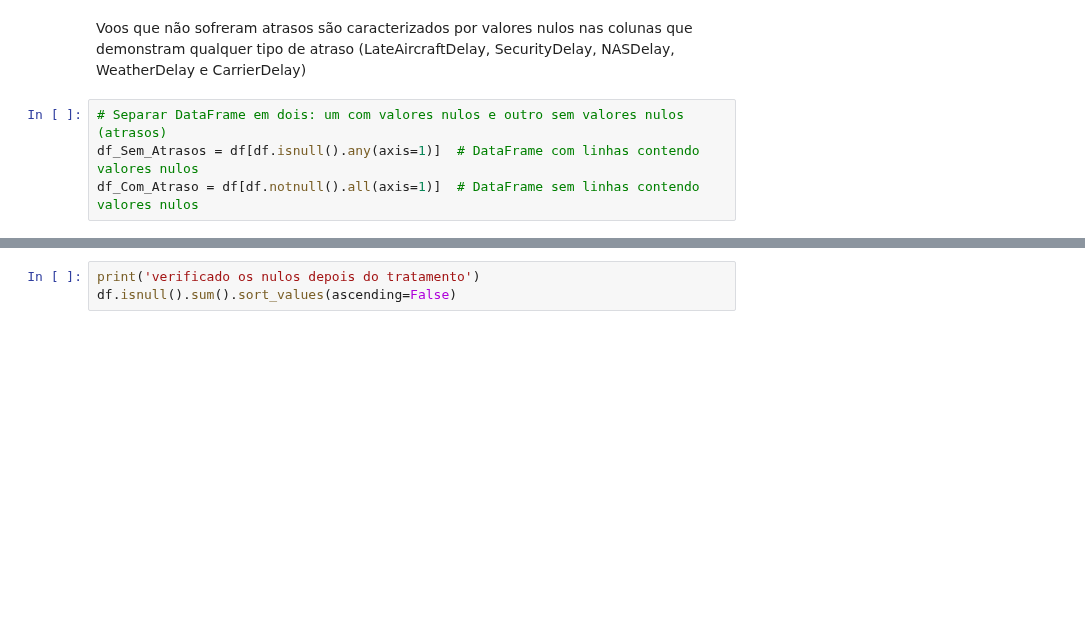
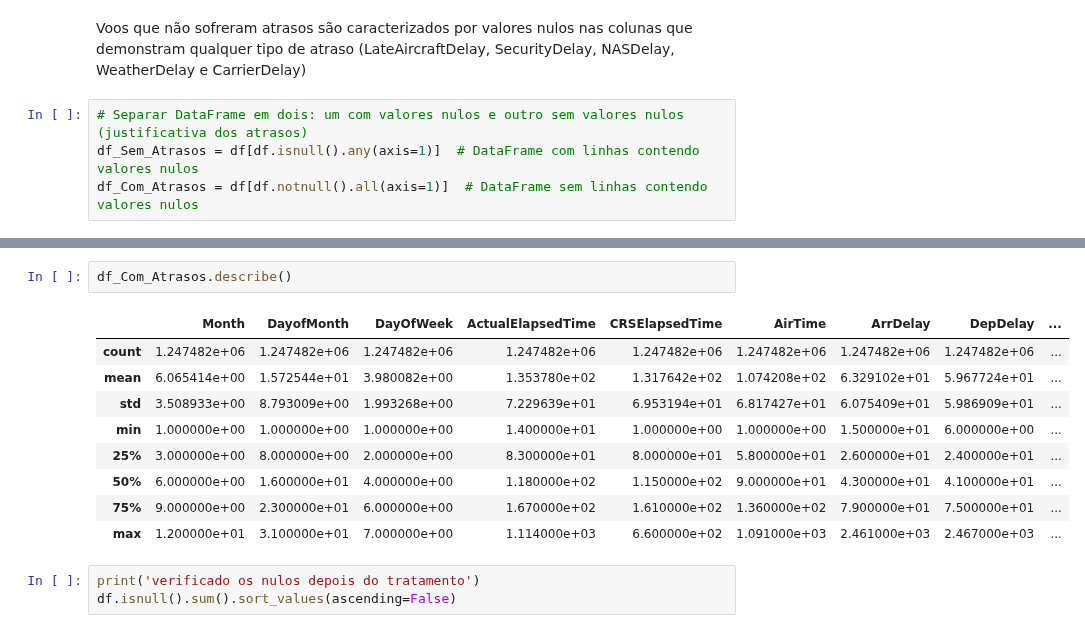
Before and after one commit to AdrielyZBoller/Projeto_Mod05_Ada_VemSerTech, a Jupyter notebook: projeto.ipynb, the cells around one changed output, grey strips where cells are left out. Saved outputs shown, nothing was run; the diff lists cells and outputs as text; blank space fills up the shorter version.

```diff
--- a/projeto.ipynb
+++ b/projeto.ipynb
@@ -268,8 +268,8 @@ dtype: int64
 # %% [markdown]
 Voos que não sofreram atrasos são caracterizados por valores nulos nas colunas que demonstram qualquer tipo de atraso (LateAircraftDelay, SecurityDelay, NASDelay, WeatherDelay e CarrierDelay)
 # %%
-# Separar DataFrame em dois: um com valores nulos e outro sem valores nulos (atrasos)
+# Separar DataFrame em dois: um com valores nulos e outro sem valores nulos (justificativa dos atrasos)
 df_Sem_Atrasos = df[df.isnull().any(axis=1)]  # DataFrame com linhas contendo valores nulos
-df_Com_Atraso = df[df.notnull().all(axis=1)]  # DataFrame sem linhas contendo valores nulos
+df_Com_Atrasos = df[df.notnull().all(axis=1)]  # DataFrame sem linhas contendo valores nulos
 # %%
 len(df_Sem_Atrasos)
@@ -281,3 +296,15 @@ df.fillna(0, inplace=True)
+# %%
+df_Com_Atrasos.describe()
+# %% [output]
+|  | Month | DayofMonth | DayOfWeek | ActualElapsedTime | CRSElapsedTime | AirTime | ArrDelay | DepDelay | ... |
+| count | 1.247482e+06 | 1.247482e+06 | 1.247482e+06 | 1.247482e+06 | 1.247482e+06 | 1.247482e+06 | 1.247482e+06 | 1.247482e+06 | ... |
+| mean | 6.065414e+00 | 1.572544e+01 | 3.980082e+00 | 1.353780e+02 | 1.317642e+02 | 1.074208e+02 | 6.329102e+01 | 5.967724e+01 | ... |
+| std | 3.508933e+00 | 8.793009e+00 | 1.993268e+00 | 7.229639e+01 | 6.953194e+01 | 6.817427e+01 | 6.075409e+01 | 5.986909e+01 | ... |
+| min | 1.000000e+00 | 1.000000e+00 | 1.000000e+00 | 1.400000e+01 | 1.000000e+00 | 1.000000e+00 | 1.500000e+01 | 6.000000e+00 | ... |
+| 25% | 3.000000e+00 | 8.000000e+00 | 2.000000e+00 | 8.300000e+01 | 8.000000e+01 | 5.800000e+01 | 2.600000e+01 | 2.400000e+01 | ... |
+| 50% | 6.000000e+00 | 1.600000e+01 | 4.000000e+00 | 1.180000e+02 | 1.150000e+02 | 9.000000e+01 | 4.300000e+01 | 4.100000e+01 | ... |
+| 75% | 9.000000e+00 | 2.300000e+01 | 6.000000e+00 | 1.670000e+02 | 1.610000e+02 | 1.360000e+02 | 7.900000e+01 | 7.500000e+01 | ... |
+| max | 1.200000e+01 | 3.100000e+01 | 7.000000e+00 | 1.114000e+03 | 6.600000e+02 | 1.091000e+03 | 2.461000e+03 | 2.467000e+03 | ... |
 # %%
 print('verificado os nulos depois do tratamento')
 df.isnull().sum().sort_values(ascending=False)
```
Also changed, not shown: parts of 4 cells of this notebook, 1 other file.
